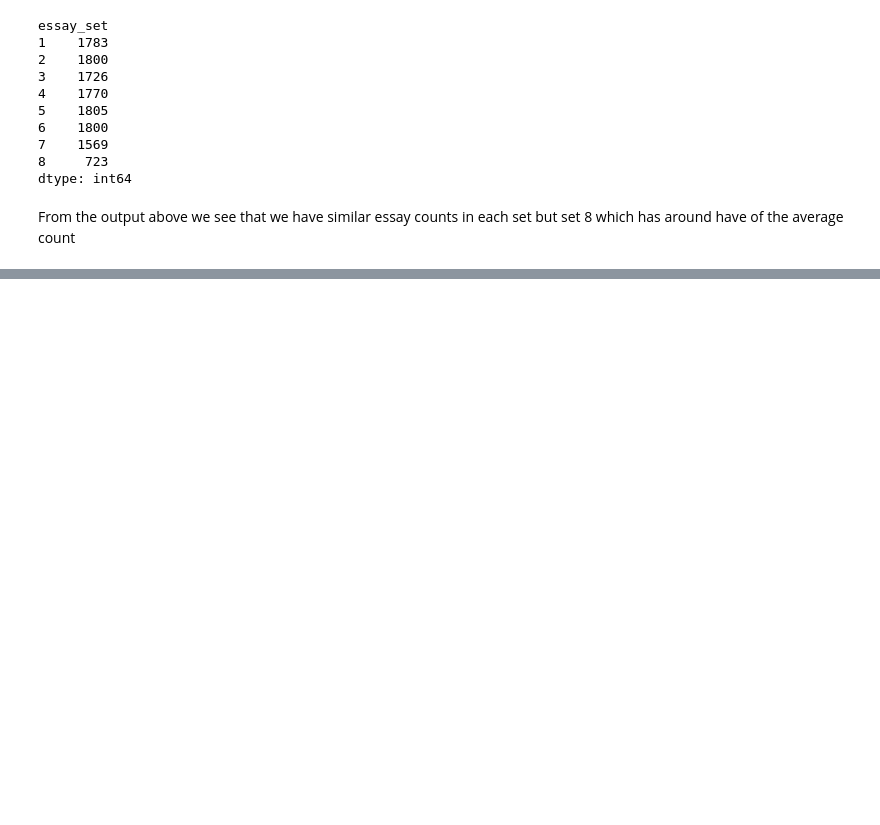
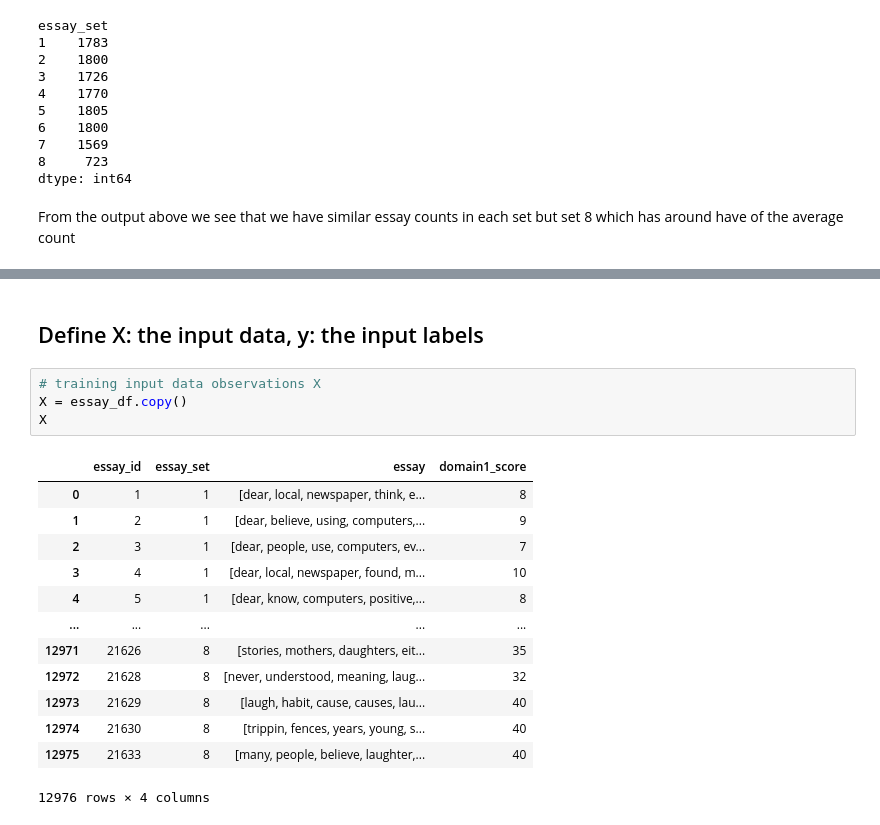
Before and after one commit to hazem-alabiad/automated-essay-grading-system, a Jupyter notebook: main.ipynb, the cells around one changed output, grey strips where cells are left out. Saved outputs shown, nothing was run; the diff lists cells and outputs as text; blank space fills up the shorter version.

```diff
--- a/main.ipynb
+++ b/main.ipynb
@@ -251,0 +334,20 @@ domain1_score_pie.show("svg")
+# %% [markdown]
+## Define X: the input data, y: the input labels
+# %%
+# training input data observations X
+X = essay_df.copy()
+X
+# %% [output]
+|  | essay_id | essay_set | essay | domain1_score |
+| 0 | 1 | 1 | [dear, local, newspaper, think, e... | 8 |
+| 1 | 2 | 1 | [dear, believe, using, computers,... | 9 |
+| 2 | 3 | 1 | [dear, people, use, computers, ev... | 7 |
+| 3 | 4 | 1 | [dear, local, newspaper, found, m... | 10 |
+| 4 | 5 | 1 | [dear, know, computers, positive,... | 8 |
+| ... | ... | ... | ... | ... |
+| 12971 | 21626 | 8 | [stories, mothers, daughters, eit... | 35 |
+| 12972 | 21628 | 8 | [never, understood, meaning, laug... | 32 |
+| 12973 | 21629 | 8 | [laugh, habit, cause, causes, lau... | 40 |
+| 12974 | 21630 | 8 | [trippin, fences, years, young, s... | 40 |
+| 12975 | 21633 | 8 | [many, people, believe, laughter,... | 40 |
+12976 rows × 4 columns
```
Also changed, not shown: parts of 60 cells of this notebook, 12 other files.
